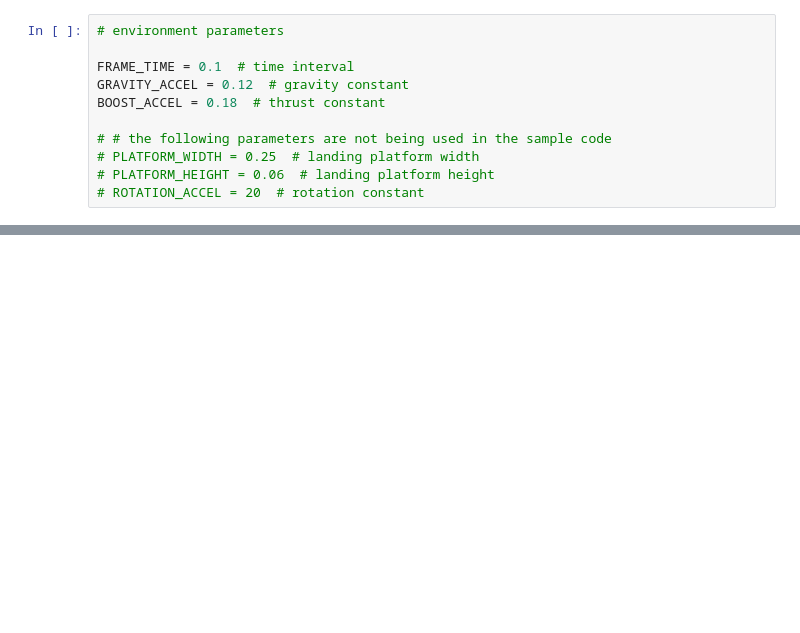
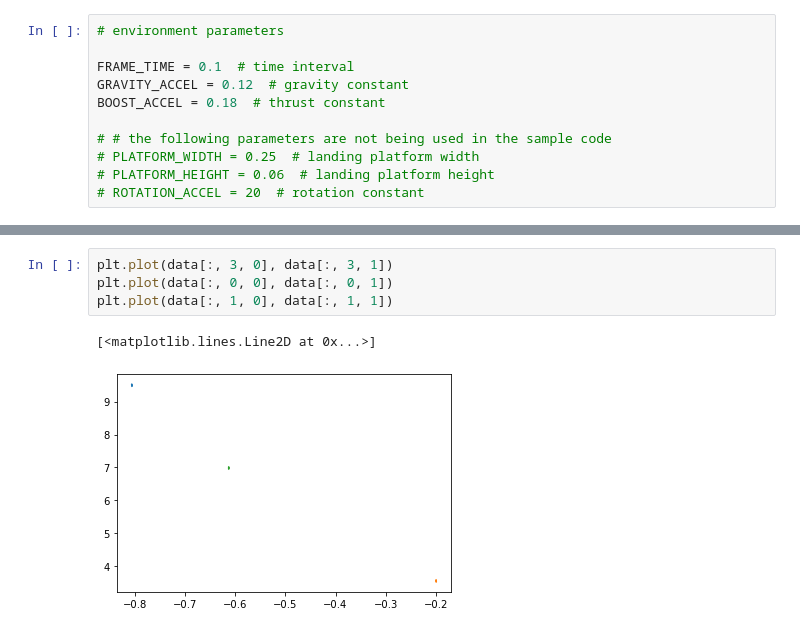
Before and after one commit to pprabhud/MAE_598_Fall_22, a Jupyter notebook: MAE_598_Project_1.ipynb, the cells around one changed output, grey strips where cells are left out. Saved outputs shown, nothing was run; the diff lists cells and outputs as text; blank space fills up the shorter version.

```diff
--- a/MAE_598_Project_1.ipynb
+++ b/MAE_598_Project_1.ipynb
@@ -210,0 +225,7 @@ ValueError: only one element tensors can be converted to Python scalars
+# %%
+plt.plot(data[:, 3, 0], data[:, 3, 1])
+plt.plot(data[:, 0, 0], data[:, 0, 1])
+plt.plot(data[:, 1, 0], data[:, 1, 1])
+# %% [output]
+[<matplotlib.lines.Line2D at 0x...>]
+[figure, added]
```
Also changed, not shown: parts of 8 cells of this notebook.
